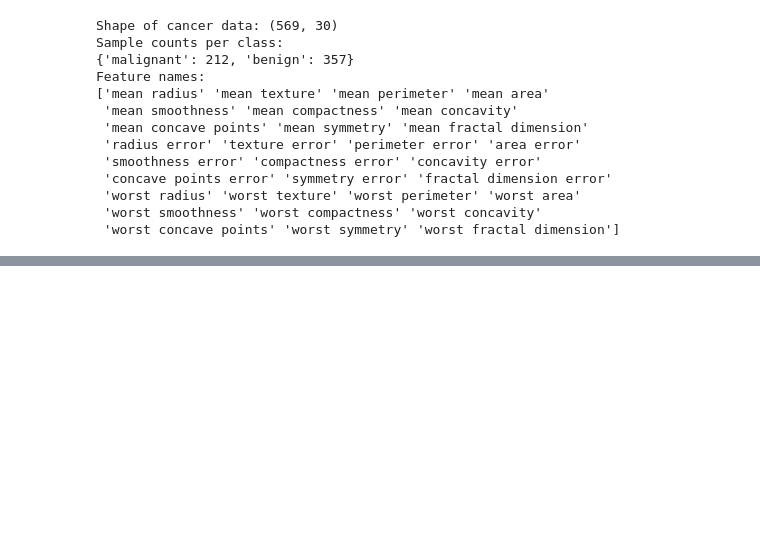
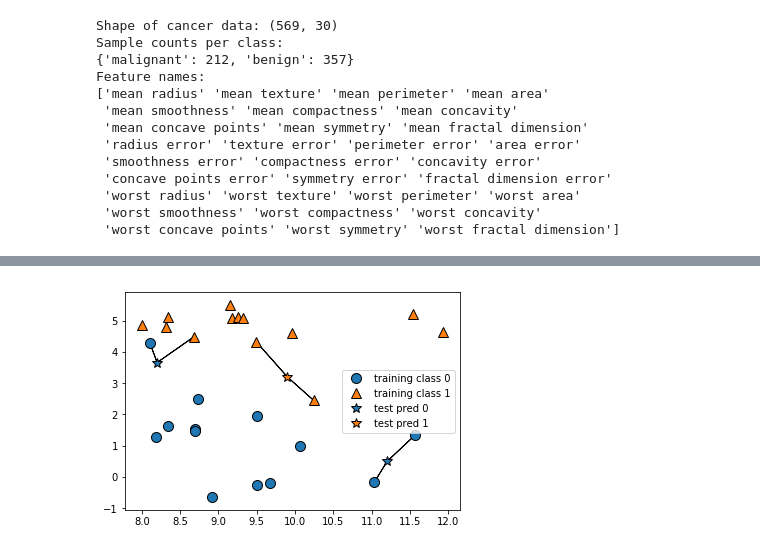
Before and after one commit to zzsza/TIL, a Jupyter notebook: scikit-learn/Chapter 2. Supervised Learning.ipynb, the cells around one changed output, grey strips where cells are left out. Saved outputs shown, nothing was run; the diff lists cells and outputs as text; code cells hidden in the pictures; blank space fills up the shorter version.

```diff
--- a/scikit-learn/Chapter 2. Supervised Learning.ipynb
+++ b/scikit-learn/Chapter 2. Supervised Learning.ipynb
@@ -113,0 +161,4 @@ Feature names:
+# %%
+mglearn.plots.plot_knn_classification(n_neighbors=2)
+# %% [output]
+[figure, added]
```
Also changed, not shown: parts of 94 cells of this notebook.
